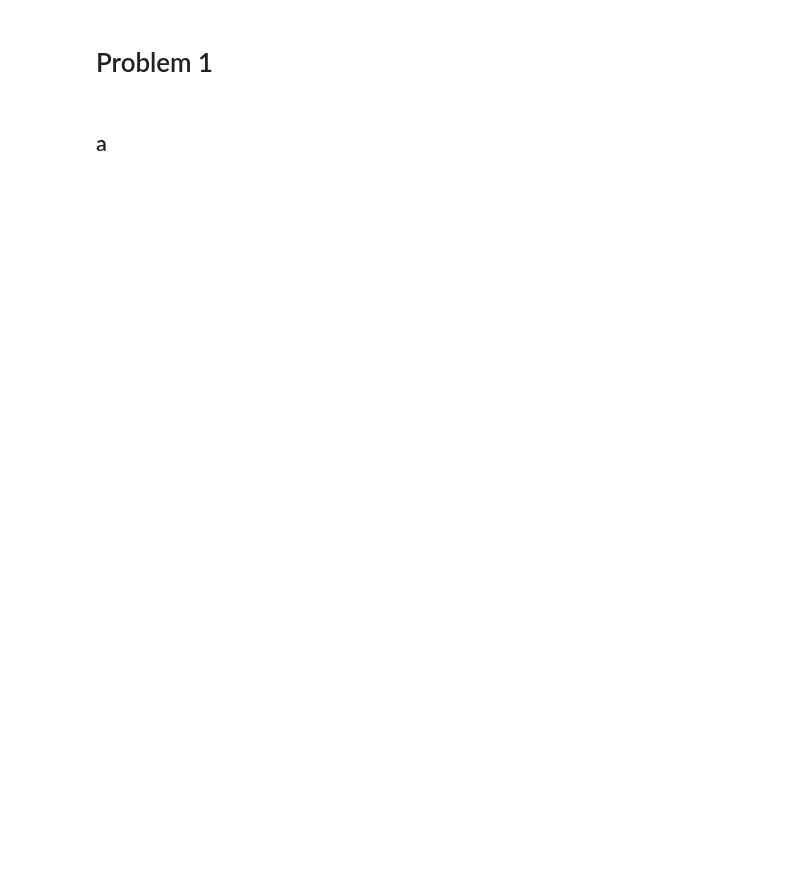
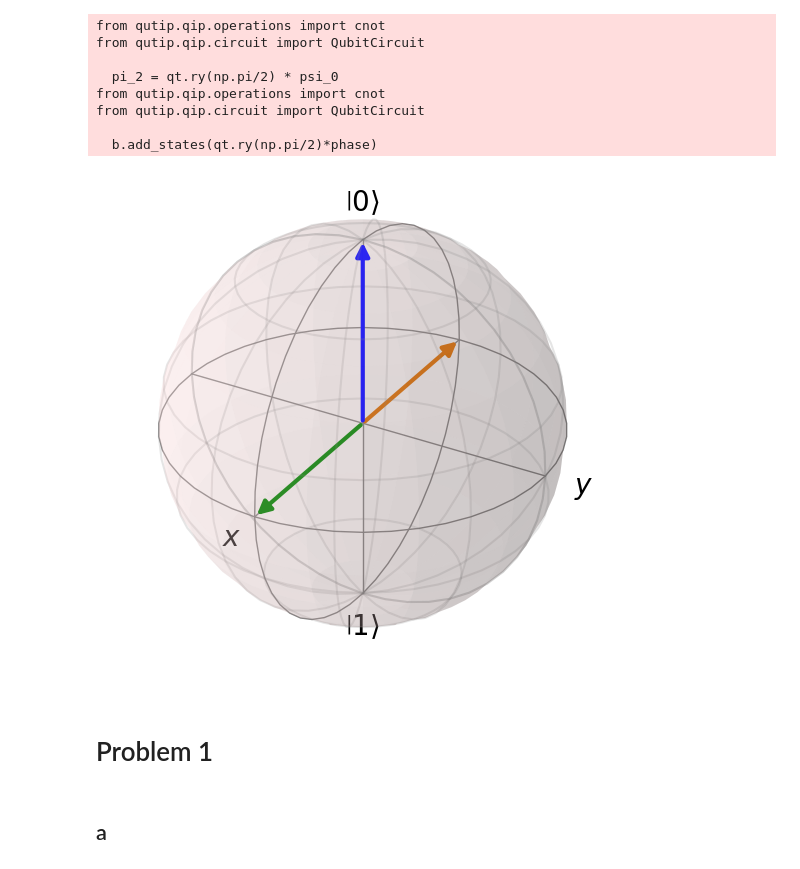
Before and after one commit to liuqiyucn/hw7, a Jupyter notebook: hw7.ipynb, the cells around one changed output. Cells and saved outputs as stored; diff of their text form; code cells hidden in the pictures; blank space fills up the shorter version.

```diff
--- a/hw7.ipynb
+++ b/hw7.ipynb
@@ -7,13 +11,24 @@ import scipy.stats as stats
 # %%
-# psi_0 = qt.basis(2,0)
-# psi_1 = qt.basis(2,1)
-# x = (psi_0 + psi_1).unit()
-# phase = (psi_0 + np.exp(1j*np.pi/4)*psi_1).unit()
+psi_0 = qt.basis(2,0)
+psi_1 = qt.basis(2,1)
+pi_2 = qt.ry(np.pi/2) * psi_0
+phase = (psi_0 + np.exp(1j*np.pi)*psi_1).unit()
 
-# b = qt.Bloch()
-# b.add_states(x)
-# b.add_states(phase)
-# b.show()
+b = qt.Bloch()
+b.add_states(pi_2)
+b.add_states(phase)
+b.add_states(qt.ry(np.pi/2)*phase)
+b.show()
+# %% [output]
+from qutip.qip.operations import cnot
+from qutip.qip.circuit import QubitCircuit
+
+  pi_2 = qt.ry(np.pi/2) * psi_0
+from qutip.qip.operations import cnot
+from qutip.qip.circuit import QubitCircuit
+
+  b.add_states(qt.ry(np.pi/2)*phase)
+[figure, added]
 # %% [markdown]
 # Problem 1
 # %% [markdown]
```
Also changed, not shown: parts of 9 cells of this notebook.
